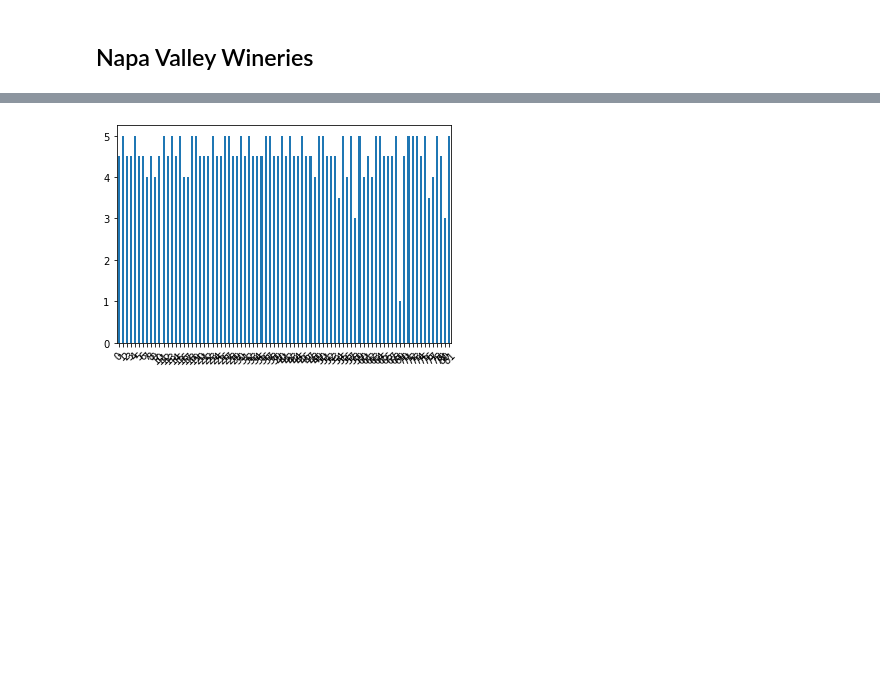
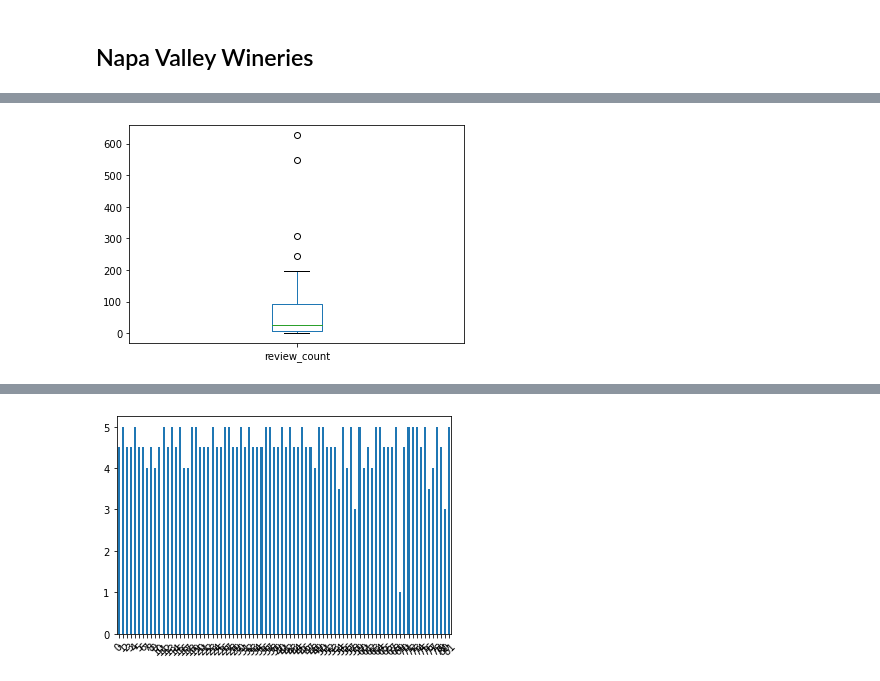
Before and after one commit to pleasecallmejax/Phase-1-Project, a Jupyter notebook: 3 DVis JNB v2.ipynb, the cells around one changed output, grey strips where cells are left out. Cells and saved outputs as stored; diff of their text form; code cells hidden in the pictures; blank space fills up the shorter version.

```diff
--- a/3 DVis JNB v2.ipynb
+++ b/3 DVis JNB v2.ipynb
@@ -76,0 +203,4 @@ df_price_converted.head()
+# %%
+df_sd_details['review_count'].plot(kind='box');
+# %% [output]
+[figure, added]
```
Also changed, not shown: parts of 35 cells of this notebook.
